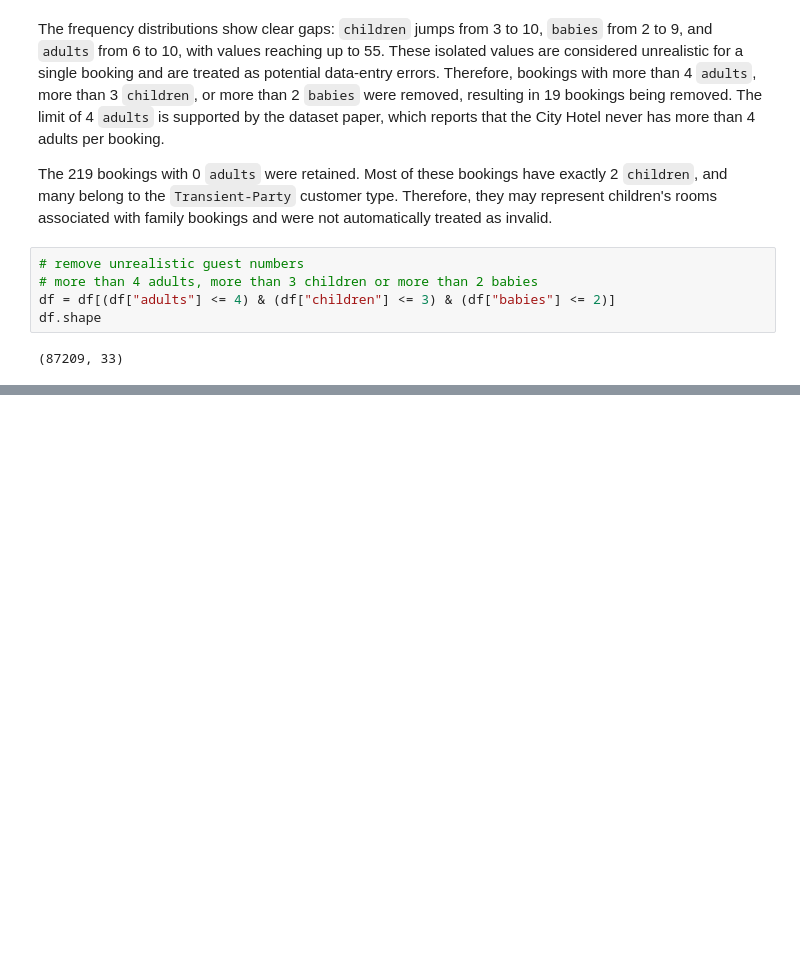
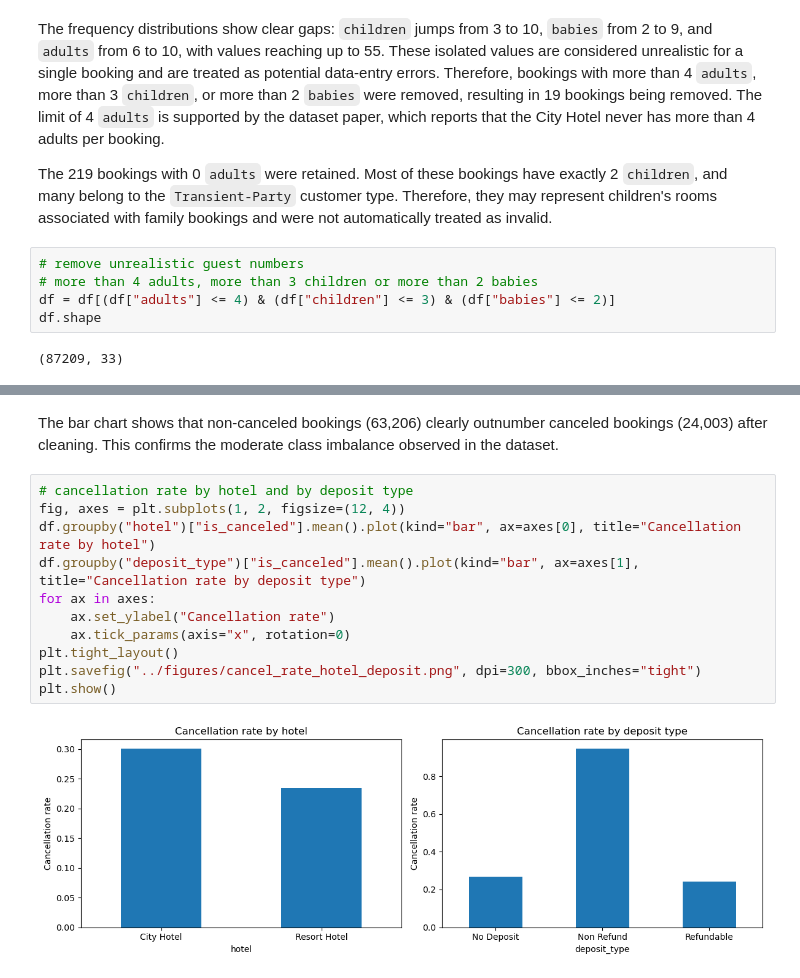
Before and after one commit to hadhanushkadesilva-web/hotel-cancellation-ml, a Jupyter notebook: notebooks/01_eda_preprocessing.ipynb, the cells around one changed output, grey strips where cells are left out. Saved outputs shown, nothing was run; the diff lists cells and outputs as text; blank space fills up the shorter version.

```diff
--- a/notebooks/01_eda_preprocessing.ipynb
+++ b/notebooks/01_eda_preprocessing.ipynb
@@ -289,0 +303,15 @@ df.shape
+# %% [markdown]
+The bar chart shows that non-canceled bookings (63,206) clearly outnumber canceled bookings (24,003) after cleaning. This confirms the moderate class imbalance observed in the dataset.
+# %%
+# cancellation rate by hotel and by deposit type
+fig, axes = plt.subplots(1, 2, figsize=(12, 4))
+df.groupby("hotel")["is_canceled"].mean().plot(kind="bar", ax=axes[0], title="Cancellation rate by hotel")
+df.groupby("deposit_type")["is_canceled"].mean().plot(kind="bar", ax=axes[1], title="Cancellation rate by deposit type")
+for ax in axes:
+    ax.set_ylabel("Cancellation rate")
+    ax.tick_params(axis="x", rotation=0)
+plt.tight_layout()
+plt.savefig("../figures/cancel_rate_hotel_deposit.png", dpi=300, bbox_inches="tight")
+plt.show()
+# %% [output]
+[figure, added]
```
Also changed, not shown: parts of 10 cells of this notebook, 2 other files.
